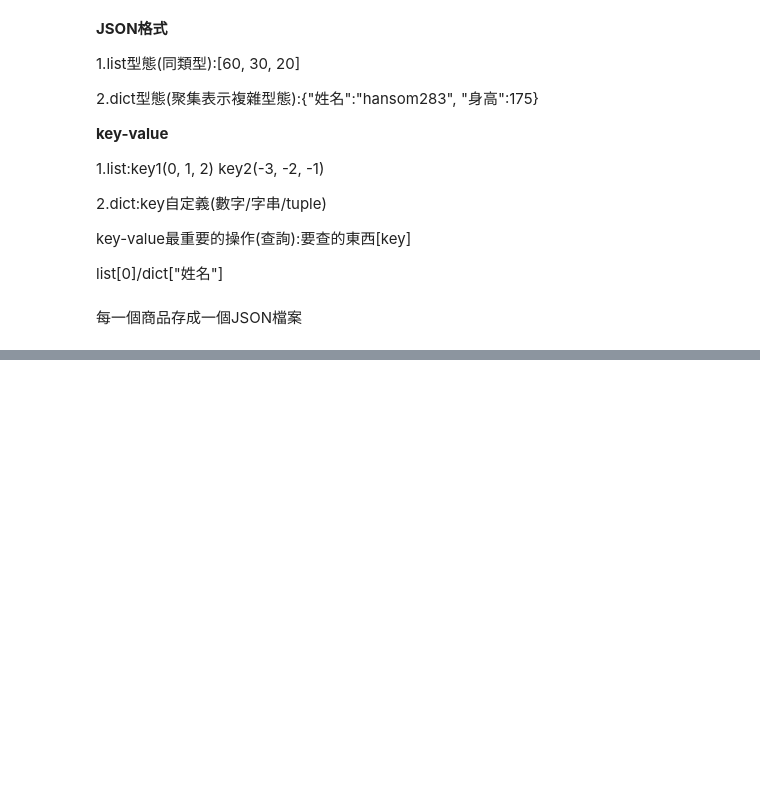
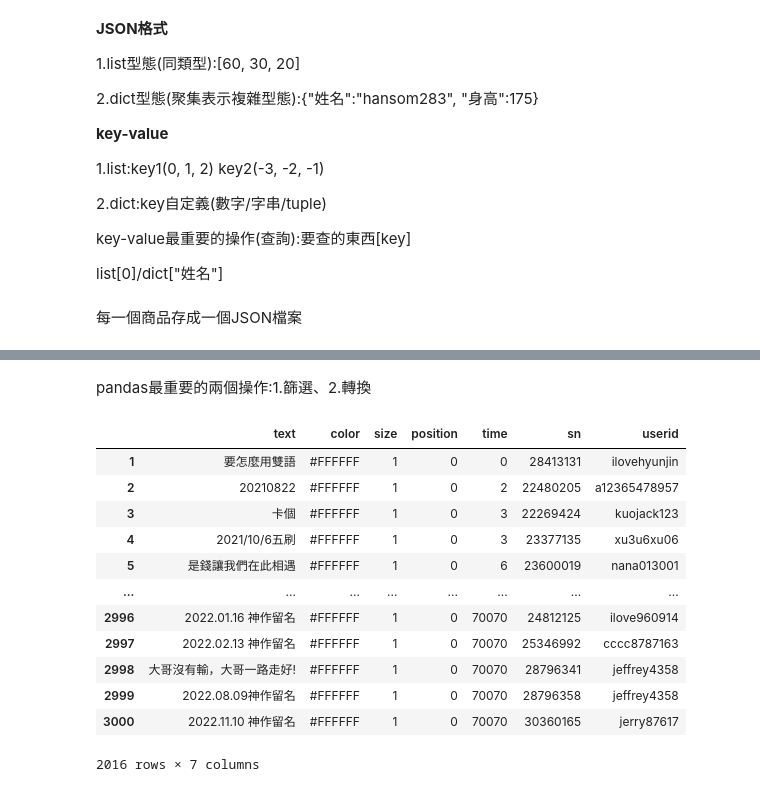
Before and after one commit to hansom283/kmuh, a Jupyter notebook: 0325_1.ipynb, the cells around one changed output, grey strips where cells are left out. Cells and saved outputs as stored; diff of their text form; code cells hidden in the pictures; blank space fills up the shorter version.

```diff
--- a/0325_1.ipynb
+++ b/0325_1.ipynb
@@ -72,0 +152,21 @@ for pic in data_json:
+# %% [markdown]
+pandas最重要的兩個操作:1.篩選、2.轉換
+# %%
+# 篩選 Dataframe[跟你指定一樣多true/false]
+# 我要篩選白色的彈幕有哪些
+fil = df["color"] == "#FFFFFF"
+df[fil]
+# %% [output]
+|  | text | color | size | position | time | sn | userid |
+| 1 | 要怎麼用雙語 | #FFFFFF | 1 | 0 | 0 | 28413131 | ilovehyunjin |
+| 2 | 20210822 | #FFFFFF | 1 | 0 | 2 | 22480205 | a12365478957 |
+| 3 | 卡個 | #FFFFFF | 1 | 0 | 3 | 22269424 | kuojack123 |
+| 4 | 2021/10/6五刷 | #FFFFFF | 1 | 0 | 3 | 23377135 | xu3u6xu06 |
+| 5 | 是錢讓我們在此相遇 | #FFFFFF | 1 | 0 | 6 | 23600019 | nana013001 |
+| ... | ... | ... | ... | ... | ... | ... | ... |
+| 2996 | 2022.01.16 神作留名 | #FFFFFF | 1 | 0 | 70070 | 24812125 | ilove960914 |
+| 2997 | 2022.02.13 神作留名 | #FFFFFF | 1 | 0 | 70070 | 25346992 | cccc8787163 |
+| 2998 | 大哥沒有輸，大哥一路走好! | #FFFFFF | 1 | 0 | 70070 | 28796341 | jeffrey4358 |
+| 2999 | 2022.08.09神作留名 | #FFFFFF | 1 | 0 | 70070 | 28796358 | jeffrey4358 |
+| 3000 | 2022.11.10 神作留名 | #FFFFFF | 1 | 0 | 70070 | 30360165 | jerry87617 |
+2016 rows × 7 columns
```
Also changed, not shown: parts of 7 cells of this notebook.
